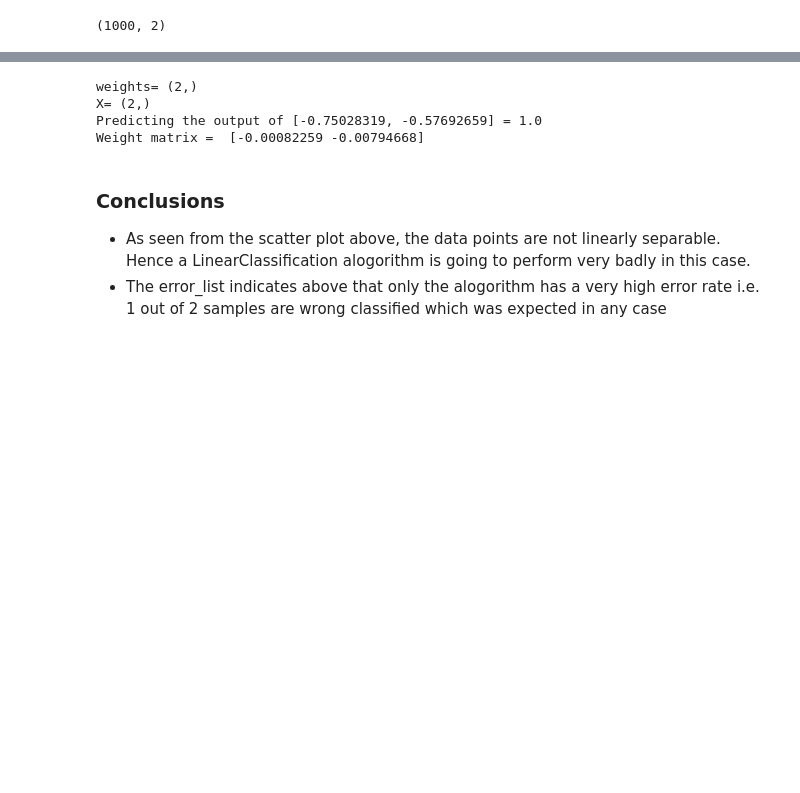
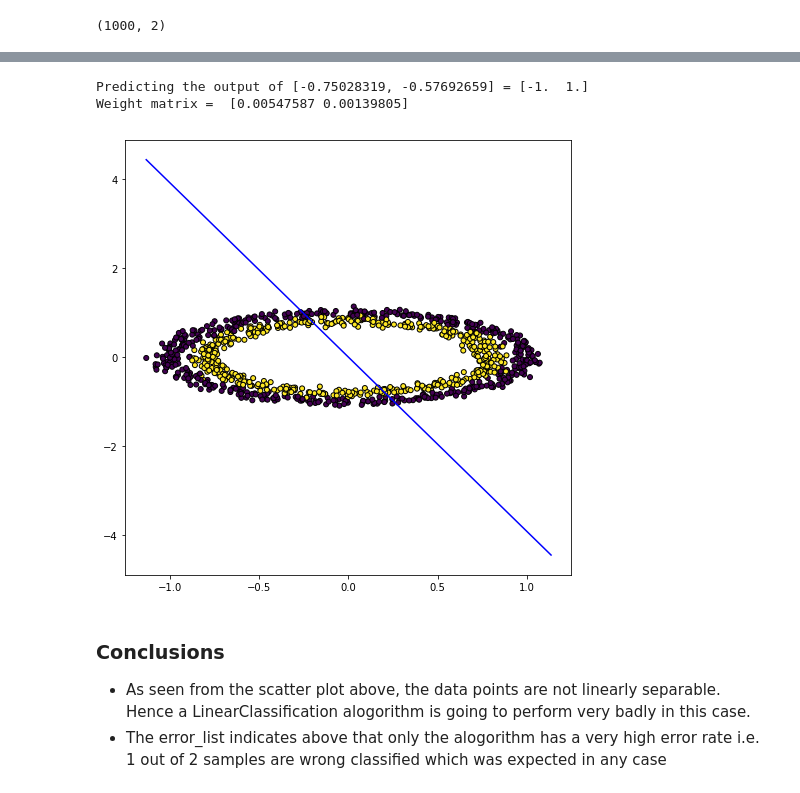
Before and after one commit to vipulpopat/MSCAI_Sem1_Etivity3, a Jupyter notebook: Etivity3_ID18195121_LinearClassification.ipynb, the cells around one changed output, grey strips where cells are left out. Saved outputs shown, nothing was run; the diff lists cells and outputs as text; code cells hidden in the pictures; blank space fills up the shorter version.

```diff
--- a/Etivity3_ID18195121_LinearClassification.ipynb
+++ b/Etivity3_ID18195121_LinearClassification.ipynb
@@ -33,5 +41,5 @@ array([[-0.12075238, -0.99427057],
 # %%
-class LinearClassification(object):
+class LearningAlgorithm(object):
     """ Perceptron Classifier
 
     Parameters
@@ -61,24 +69,49 @@ class LinearClassification(object):
 
     def dot_product(self, X):
         """ Calculate the dot product """
-        print("weights=",self.weight_matrix.shape)
-        print("X=", X.shape)
-        return (np.dot(np.transpose(self.weight_matrix), X))
+        return (np.dot(X, np.transpose(self.weight_matrix)))
+
+    def predictClass(self, X):
+        """ Predicting the label for the input data """
+        return np.sign(self.dot_product(X))
+
 
     def predict(self, X):
         """ Predicting the label for the input data """
-        return np.sign(self.dot_product(X))
+        return self.dot_product(X)
+
+def plot_data_and_algorithm(X, y, alg):
+    minx = np.amin(X)
+    maxx = np.amax(X)
+    horz = [minx, maxx]
+    vert = alg.predict(X)
+
+    plt.figure(figsize=(8, 8))
+    plt.scatter(X[:, 0], X[:, 1], marker='o', c=y,
+                s=25, edgecolor='k')
+    plt.plot(horz, decision_boundary_lin(alg.weight_matrix, minx, maxx, abs(vert.mean())), color='blue')
+
+def decision_boundary_lin(weights, x_min, x_max, bias):
+   # Return two points on the decision boundary
+   return [point_on_boundary_lin(weights, x_min, bias), point_on_boundary_lin(weights, x_max, bias)]
+
+# Thanks to Michel Danjou - I was not able to figure this out for the points and the bias
+def point_on_boundary_lin(weights, x, bias):
+    # Return the y-position on the boundary based on given x-position
+    return -(bias+weights[0]*x)/weights[1]
 # %%
-p = LinearClassification()
+p = LearningAlgorithm()
 p.fit(X, np.array(y))
-test_x = [-0.75028319, -0.57692659]
-print("Predicting the output of [-0.75028319, -0.57692659] = {}".format(p.predict(np.array(test_x))))
+test_x = [[-0.75028319, -0.57692659],[0.75028319, 0.57692659]]
+print("Predicting the output of [-0.75028319, -0.57692659] = {}".format(p.predictClass(np.array(test_x))))
 print("Weight matrix = ", p.weight_matrix)
 # %% [output]
-weights= (2,)
-X= (2,)
-Predicting the output of [-0.75028319, -0.57692659] = 1.0
-Weight matrix =  [-0.00082259 -0.00794668]
+Predicting the output of [-0.75028319, -0.57692659] = [-1.  1.]
+Weight matrix =  [0.00547587 0.00139805]
+# %%
+plot_data_and_algorithm(X, y, p)
+# %% [output]
+[figure, added]
 # %% [markdown]
 ### Conclusions
 - As seen from the scatter plot above, the data points are not linearly separable. Hence a LinearClassification alogorithm is going to perform very badly in this case.
```
Also changed, not shown: parts of 7 cells of this notebook.
